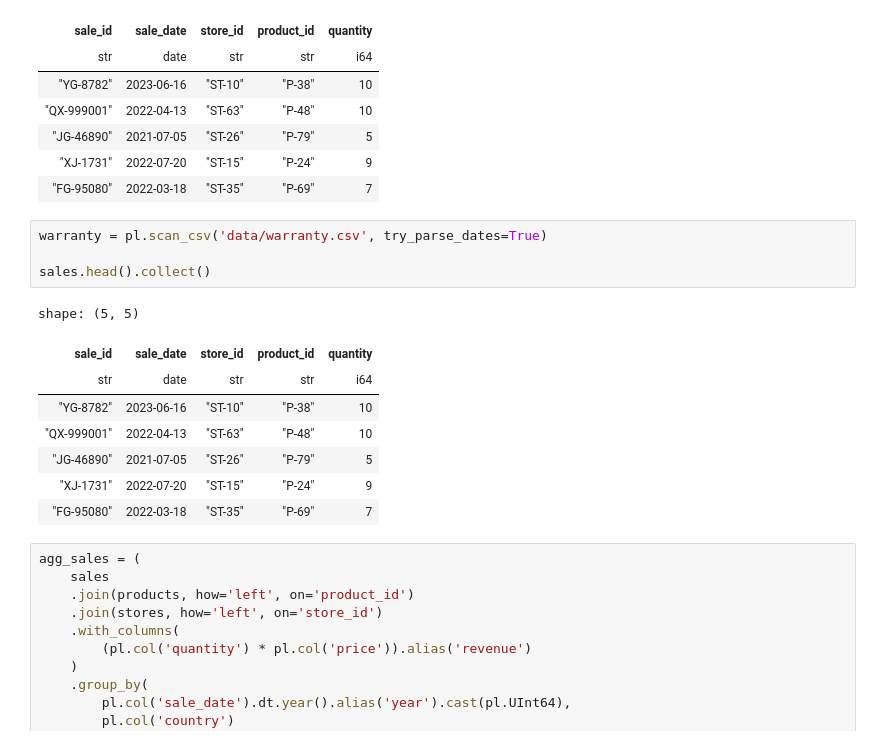
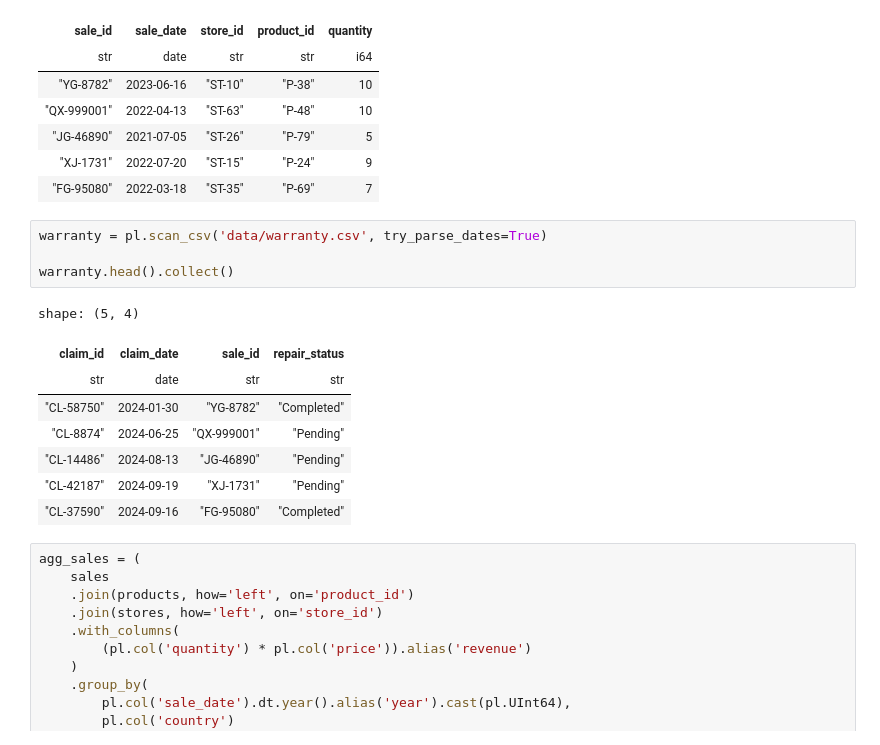
Before and after one commit to kauzarc/apple_retail_sales_dataset_analysis, a Jupyter notebook: apple_retail_eda_polars.ipynb, the cells around one changed output. Saved outputs shown, nothing was run; the diff lists cells and outputs as text.

Commit message:
up to sales_over_time

```diff
--- a/apple_retail_eda_polars.ipynb
+++ b/apple_retail_eda_polars.ipynb
@@ -63,16 +63,16 @@ shape: (5, 5)
 # %%
 warranty = pl.scan_csv('data/warranty.csv', try_parse_dates=True)
 
-sales.head().collect()
+warranty.head().collect()
 # %% [output]
-shape: (5, 5)
+shape: (5, 4)
-| sale_id | sale_date | store_id | product_id | quantity |
-| str | date | str | str | i64 |
-| "YG-8782" | 2023-06-16 | "ST-10" | "P-38" | 10 |
-| "QX-999001" | 2022-04-13 | "ST-63" | "P-48" | 10 |
-| "JG-46890" | 2021-07-05 | "ST-26" | "P-79" | 5 |
-| "XJ-1731" | 2022-07-20 | "ST-15" | "P-24" | 9 |
-| "FG-95080" | 2022-03-18 | "ST-35" | "P-69" | 7 |
+| claim_id | claim_date | sale_id | repair_status |
+| str | date | str | str |
+| "CL-58750" | 2024-01-30 | "YG-8782" | "Completed" |
+| "CL-8874" | 2024-06-25 | "QX-999001" | "Pending" |
+| "CL-14486" | 2024-08-13 | "JG-46890" | "Pending" |
+| "CL-42187" | 2024-09-19 | "XJ-1731" | "Pending" |
+| "CL-37590" | 2024-09-16 | "FG-95080" | "Completed" |
 # %%
 agg_sales = (
     sales
```
Also changed, not shown: parts of 2 cells of this notebook.
